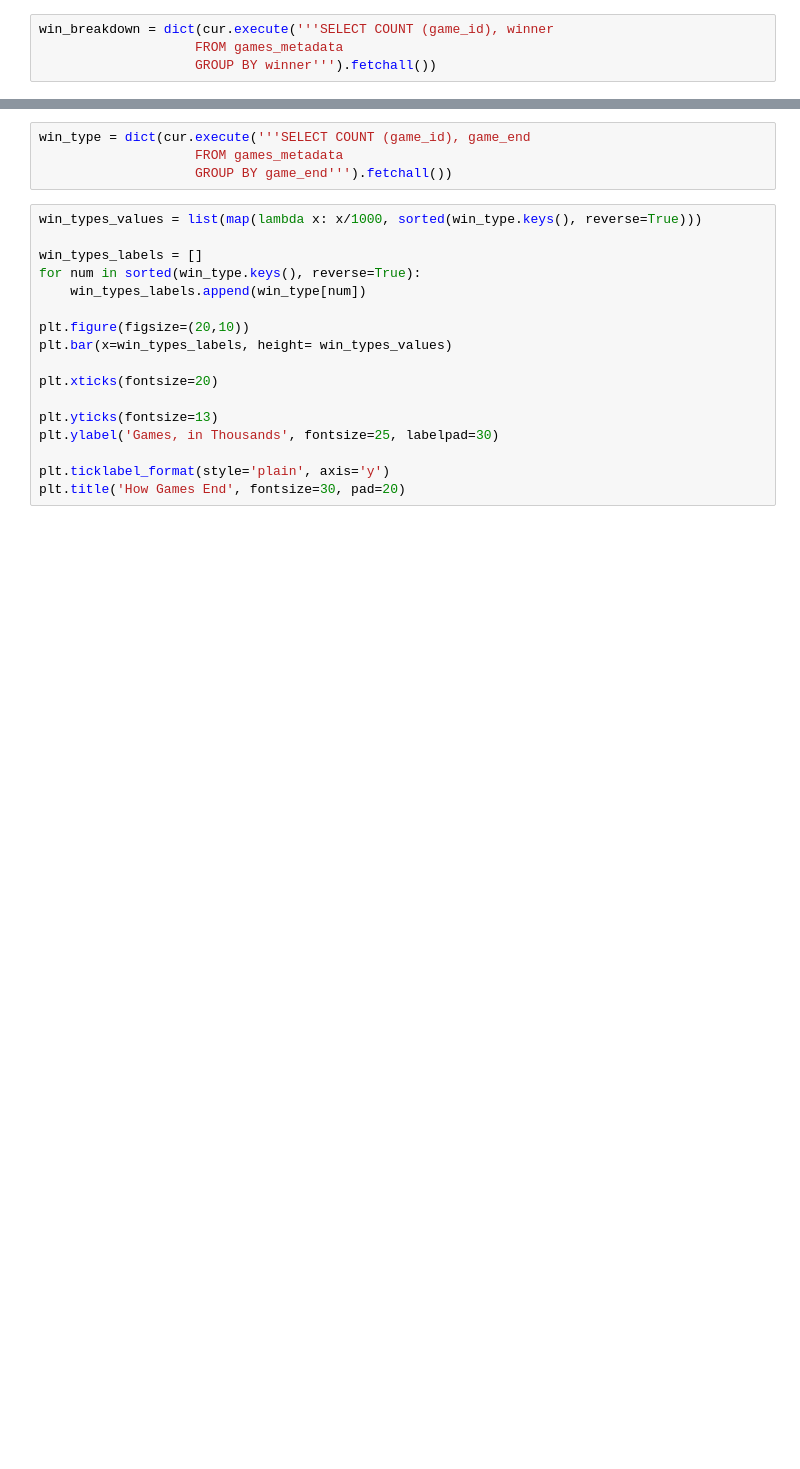
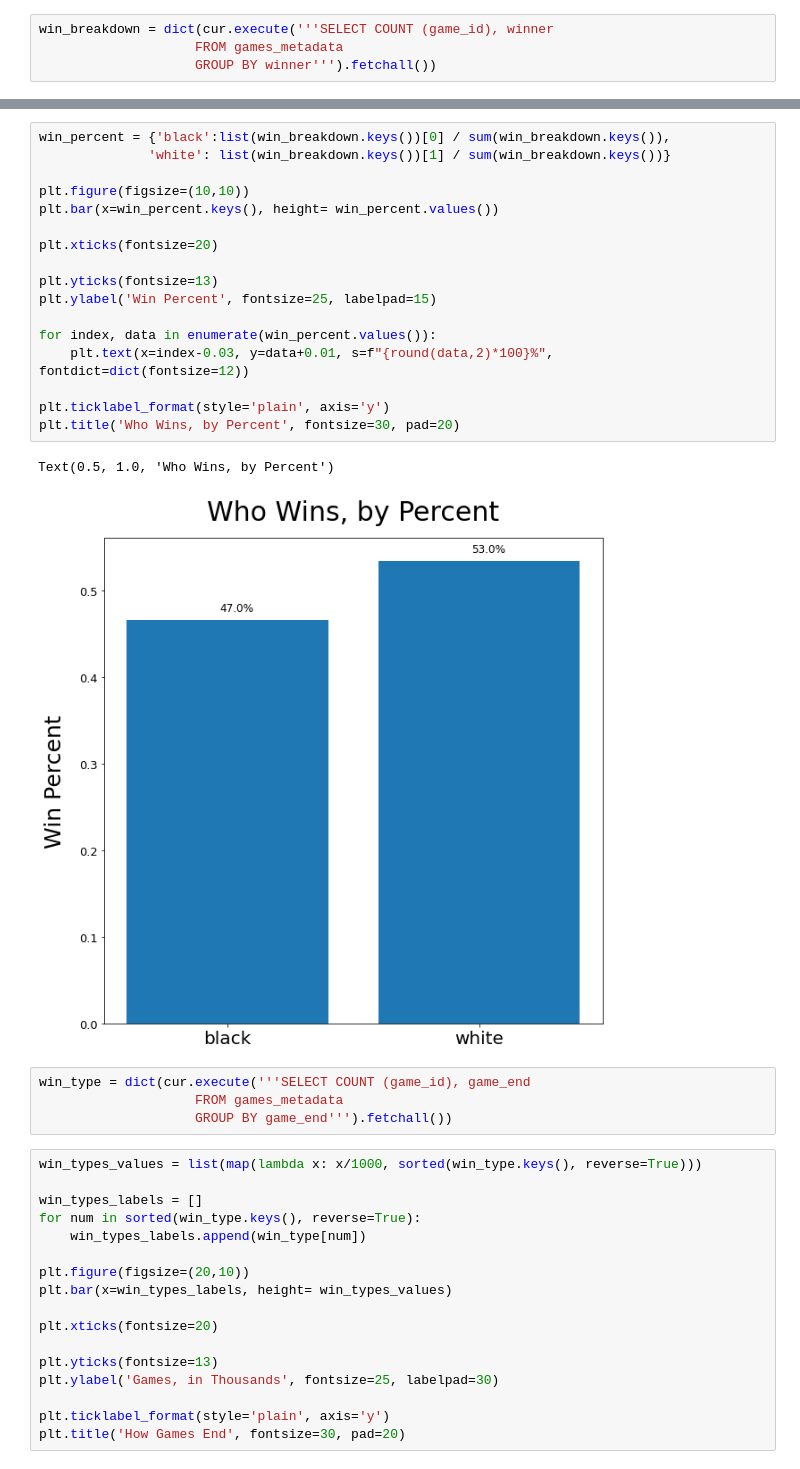
Before and after one commit to AKolcun/Lichess-Data-Analysis, a Jupyter notebook: DB queries.ipynb, the cells around one changed output, grey strips where cells are left out. Cells and saved outputs as stored; diff of their text form; blank space fills up the shorter version.

```diff
--- a/DB queries.ipynb
+++ b/DB queries.ipynb
@@ -53,3 +59,23 @@ plt.title('Who Wins', fontsize=30, pad=20)
+# %%
+win_percent = {'black':list(win_breakdown.keys())[0] / sum(win_breakdown.keys()),
+              'white': list(win_breakdown.keys())[1] / sum(win_breakdown.keys())}
+
+plt.figure(figsize=(10,10))
+plt.bar(x=win_percent.keys(), height= win_percent.values())
+
+plt.xticks(fontsize=20)
+
+plt.yticks(fontsize=13)
+plt.ylabel('Win Percent', fontsize=25, labelpad=15)
+
+for index, data in enumerate(win_percent.values()):
+    plt.text(x=index-0.03, y=data+0.01, s=f"{round(data,2)*100}%", fontdict=dict(fontsize=12))
+
+plt.ticklabel_format(style='plain', axis='y')
+plt.title('Who Wins, by Percent', fontsize=30, pad=20)
+# %% [output]
+Text(0.5, 1.0, 'Who Wins, by Percent')
+[figure, added]
 # %%
 win_type = dict(cur.execute('''SELECT COUNT (game_id), game_end
                     FROM games_metadata
```
Also changed, not shown: parts of 37 cells of this notebook, 4 other files.
